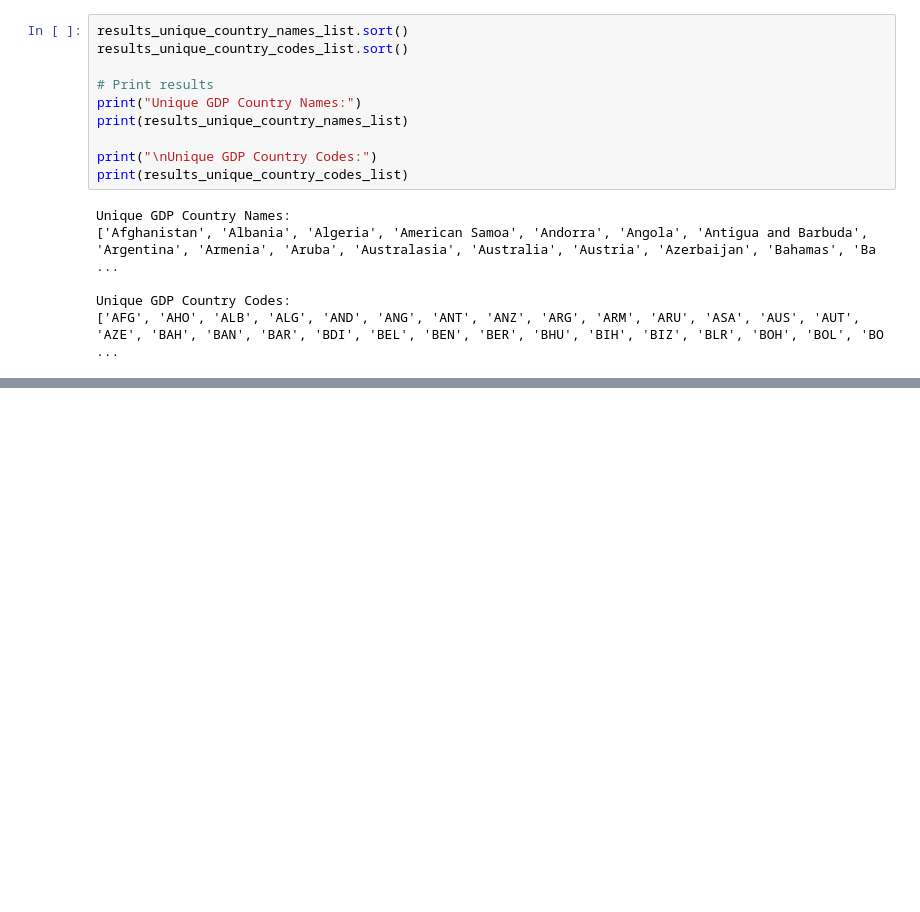
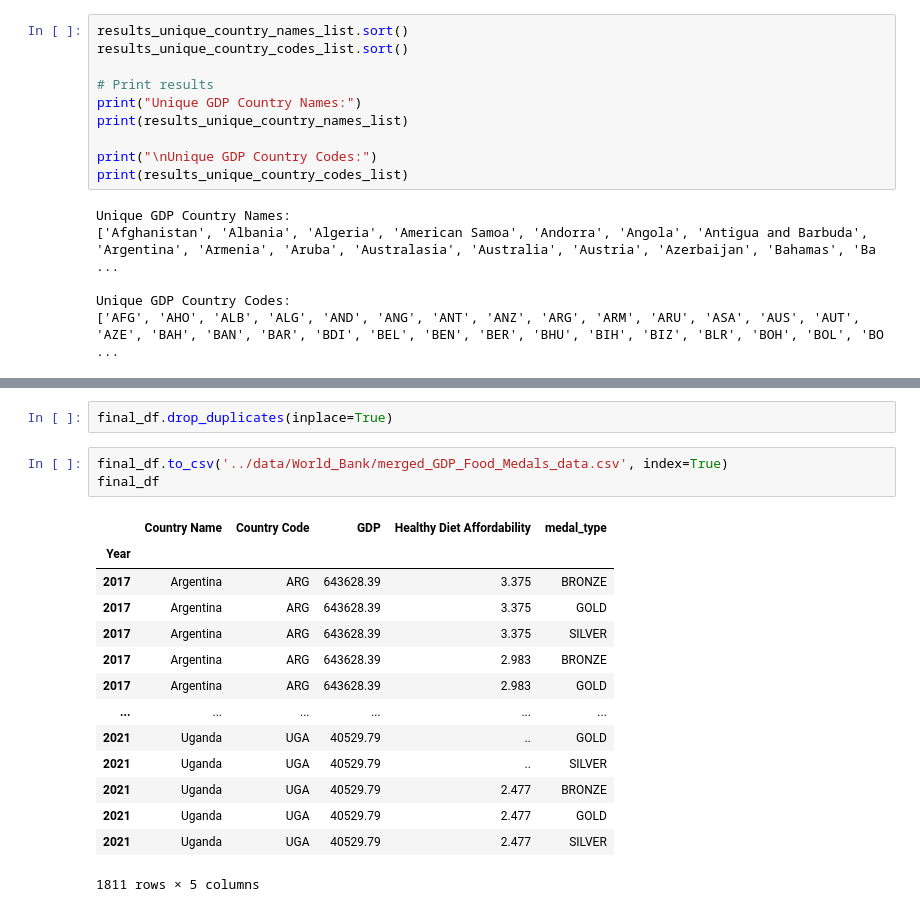
Before and after one commit to JimGile/group3-project1, a Jupyter notebook: src/country_clean_up_tim.ipynb, the cells around one changed output, grey strips where cells are left out. Drawn from its saved outputs; the diff is of its cells as text; blank space fills up the shorter version.

```diff
--- a/src/country_clean_up_tim.ipynb
+++ b/src/country_clean_up_tim.ipynb
@@ -323,0 +313,20 @@ final_df
+# %%
+final_df.drop_duplicates(inplace=True)
+# %%
+final_df.to_csv('../data/World_Bank/merged_GDP_Food_Medals_data.csv', index=True)
+final_df
+# %% [output]
+|  | Country Name | Country Code | GDP | Healthy Diet Affordability | medal_type |
+| Year |  |  |  |  |  |
+| 2017 | Argentina | ARG | 643628.39 | 3.375 | BRONZE |
+| 2017 | Argentina | ARG | 643628.39 | 3.375 | GOLD |
+| 2017 | Argentina | ARG | 643628.39 | 3.375 | SILVER |
+| 2017 | Argentina | ARG | 643628.39 | 2.983 | BRONZE |
+| 2017 | Argentina | ARG | 643628.39 | 2.983 | GOLD |
+| ... | ... | ... | ... | ... | ... |
+| 2021 | Uganda | UGA | 40529.79 | .. | GOLD |
+| 2021 | Uganda | UGA | 40529.79 | .. | SILVER |
+| 2021 | Uganda | UGA | 40529.79 | 2.477 | BRONZE |
+| 2021 | Uganda | UGA | 40529.79 | 2.477 | GOLD |
+| 2021 | Uganda | UGA | 40529.79 | 2.477 | SILVER |
+1811 rows × 5 columns
```
Also changed, not shown: parts of 17 cells of this notebook, 1 other file.
